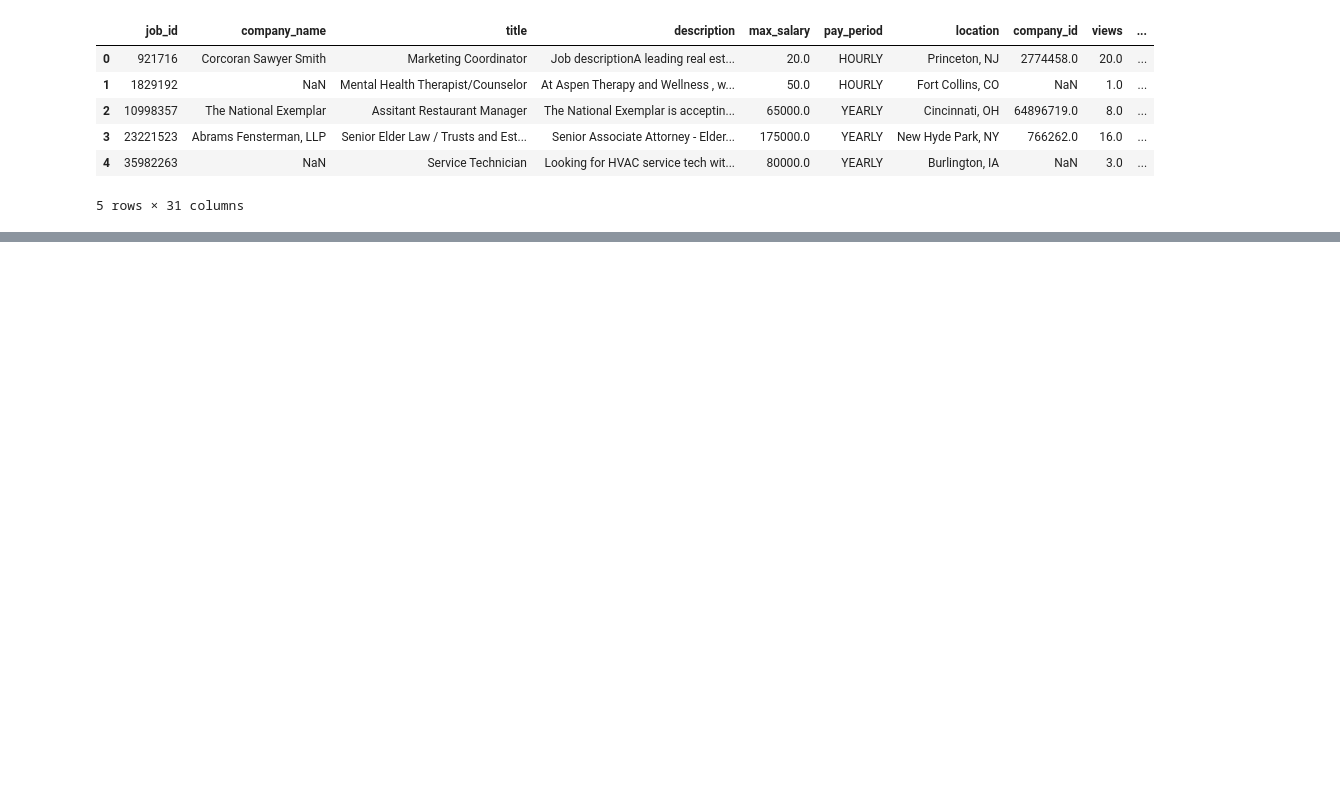
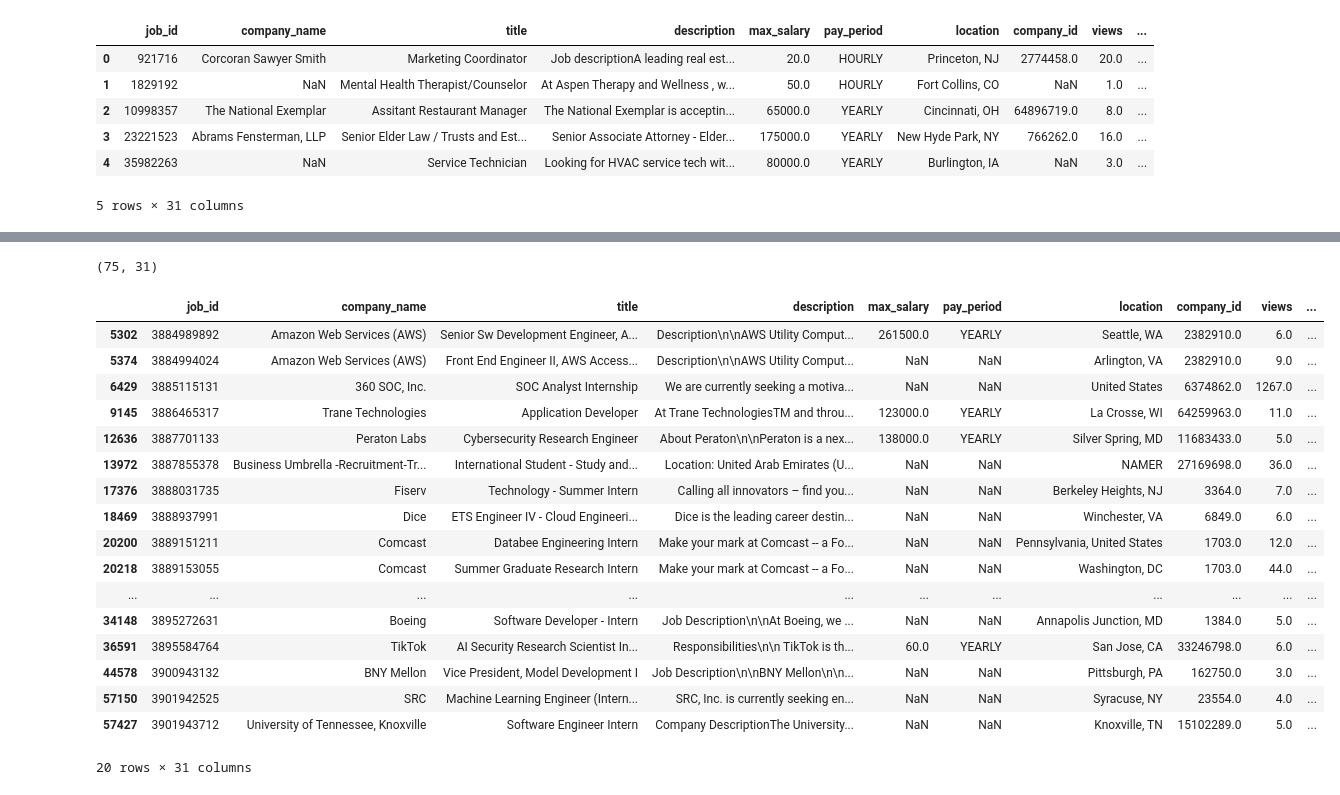
Before and after one commit to nghiax4/JobPostingAnalysis, a Jupyter notebook: Nghia/main.ipynb, the cells around one changed output, grey strips where cells are left out. Cells and saved outputs as stored; diff of their text form; code cells hidden in the pictures; blank space fills up the shorter version.

```diff
--- a/Nghia/main.ipynb
+++ b/Nghia/main.ipynb
@@ -180,0 +241,55 @@ plt.show()
+# %%
+
+
+# Define regex pattern for "intern" and "internship" as whole words
+internship_pattern = r"\b(?:intern|internship)\b"
+
+# Define cybersecurity-related keywords
+cybersecurity_keywords = [
+    "cybersecurity", "security", "penetration testing", "ethical hacking",
+    "SOC", "threat intelligence", "incident response", "SIEM",
+    "firewall", "forensics", "network security", "malware analysis",
+    "security analyst", "security engineer"
+]
+
+# Convert cybersecurity keywords to a regex pattern ensuring word boundaries
+cybersecurity_pattern = r"\b(?:{})\b".format("|".join(map(re.escape, cybersecurity_keywords)))
+
+# Filtering for internships
+internship_posts = tech_postings[
+    tech_postings["title"].str.contains(internship_pattern, flags=re.IGNORECASE, na=False) |
+    tech_postings["description"].str.contains(internship_pattern, flags=re.IGNORECASE, na=False) |
+    tech_postings["formatted_work_type"].str.contains(internship_pattern, flags=re.IGNORECASE, na=False) |
+    tech_postings["formatted_experience_level"].str.contains(internship_pattern, flags=re.IGNORECASE, na=False)
+]
+
+# Filtering for cybersecurity-related jobs within the internships
+cybersecurity_internships = internship_posts[
+    internship_posts["title"].str.contains(cybersecurity_pattern, flags=re.IGNORECASE, na=False) |
+    internship_posts["description"].str.contains(cybersecurity_pattern, flags=re.IGNORECASE, na=False)
+]
+
+cybersecurity_internships.shape
+# %% [output]
+(75, 31)
+# %%
+cybersecurity_internships.head(20)
+# %% [output]
+|  | job_id | company_name | title | description | max_salary | pay_period | location | company_id | views | ... |
+| 5302 | 3884989892 | Amazon Web Services (AWS) | Senior Sw Development Engineer, A... | Description\n\nAWS Utility Comput... | 261500.0 | YEARLY | Seattle, WA | 2382910.0 | 6.0 | ... |
+| 5374 | 3884994024 | Amazon Web Services (AWS) | Front End Engineer II, AWS Access... | Description\n\nAWS Utility Comput... | NaN | NaN | Arlington, VA | 2382910.0 | 9.0 | ... |
+| 6429 | 3885115131 | 360 SOC, Inc. | SOC Analyst Internship | We are currently seeking a motiva... | NaN | NaN | United States | 6374862.0 | 1267.0 | ... |
+| 9145 | 3886465317 | Trane Technologies | Application Developer | At Trane TechnologiesTM and throu... | 123000.0 | YEARLY | La Crosse, WI | 64259963.0 | 11.0 | ... |
+| 12636 | 3887701133 | Peraton Labs | Cybersecurity Research Engineer | About Peraton\n\nPeraton is a nex... | 138000.0 | YEARLY | Silver Spring, MD | 11683433.0 | 5.0 | ... |
+| 13972 | 3887855378 | Business Umbrella -Recruitment-Tr... | International Student - Study and... | Location: United Arab Emirates (U... | NaN | NaN | NAMER | 27169698.0 | 36.0 | ... |
+| 17376 | 3888031735 | Fiserv | Technology - Summer Intern | Calling all innovators – find you... | NaN | NaN | Berkeley Heights, NJ | 3364.0 | 7.0 | ... |
+| 18469 | 3888937991 | Dice | ETS Engineer IV - Cloud Engineeri... | Dice is the leading career destin... | NaN | NaN | Winchester, VA | 6849.0 | 6.0 | ... |
+| 20200 | 3889151211 | Comcast | Databee Engineering Intern | Make your mark at Comcast -- a Fo... | NaN | NaN | Pennsylvania, United States | 1703.0 | 12.0 | ... |
+| 20218 | 3889153055 | Comcast | Summer Graduate Research Intern | Make your mark at Comcast -- a Fo... | NaN | NaN | Washington, DC | 1703.0 | 44.0 | ... |
+| ... | ... | ... | ... | ... | ... | ... | ... | ... | ... | ... |
+| 34148 | 3895272631 | Boeing | Software Developer - Intern | Job Description\n\nAt Boeing, we ... | NaN | NaN | Annapolis Junction, MD | 1384.0 | 5.0 | ... |
+| 36591 | 3895584764 | TikTok | AI Security Research Scientist In... | Responsibilities\n\n TikTok is th... | 60.0 | YEARLY | San Jose, CA | 33246798.0 | 6.0 | ... |
+| 44578 | 3900943132 | BNY Mellon | Vice President, Model Development I | Job Description\n\nBNY Mellon\n\n... | NaN | NaN | Pittsburgh, PA | 162750.0 | 3.0 | ... |
+| 57150 | 3901942525 | SRC | Machine Learning Engineer (Intern... | SRC, Inc. is currently seeking en... | NaN | NaN | Syracuse, NY | 23554.0 | 4.0 | ... |
+| 57427 | 3901943712 | University of Tennessee, Knoxville | Software Engineer Intern | Company DescriptionThe University... | NaN | NaN | Knoxville, TN | 15102289.0 | 5.0 | ... |
+20 rows × 31 columns
```
Also changed, not shown: parts of 8 cells of this notebook.
